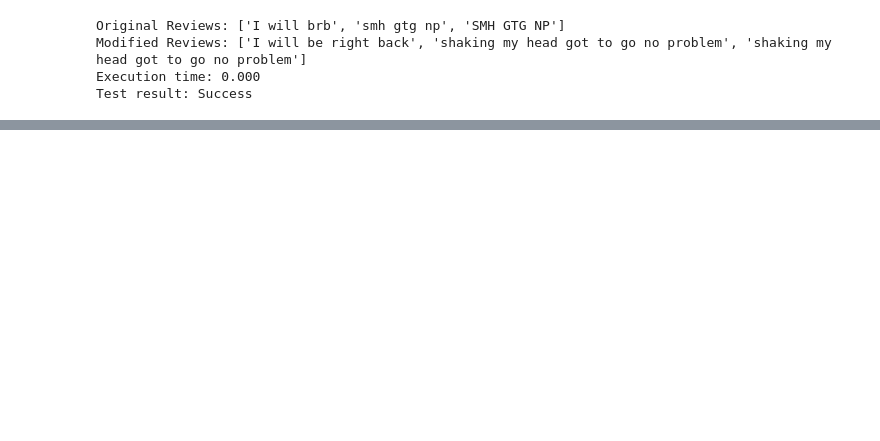
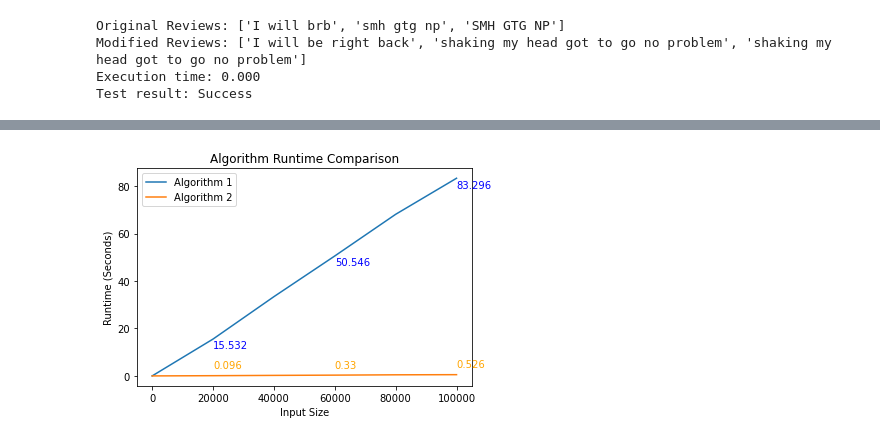
Before and after one commit to nickedchen/Keyword-Replacement-Algorithm, a Jupyter notebook: Milestone4.ipynb, the cells around one changed output, grey strips where cells are left out. Saved outputs shown, nothing was run; the diff lists cells and outputs as text; code cells hidden in the pictures; blank space fills up the shorter version.

```diff
--- a/Milestone4.ipynb
+++ b/Milestone4.ipynb
@@ -39,4 +51,9 @@ input_sizes = [10, 50, 100, 500, 1000, 5000, 10000]
 # %%
+# Define empty lists to store runtimes and expected runtimes
 runtimes = []
 expected_runtimes = []
+runtimes1 = []
+expected_runtimes1 = []
+runtimes2 = []
+expected_runtimes2 = []
 # %%
@@ -58,0 +87,27 @@ plt.show()
+# %%
+
+for size in input_sizes2:
+    reviews = review_list[:size]
+    runtime1 = measure_runtime(replace_acronyms1, reviews, acronym_list, expansion_list)
+    runtimes1.append(runtime1)
+
+for size in input_sizes2:
+    reviews = review_list[:size]
+    runtime2 = measure_runtime(replace_acronyms2, reviews, acronym_expansion_map)
+    runtimes2.append(runtime2)
+# %%
+# Plot runtimes and expected runtimes for both algorithms
+plt.plot(input_sizes2, runtimes1, label='Algorithm 1')
+for index in range(1, len(input_sizes2), 2):
+    plt.text(input_sizes2[index], runtimes1[index] - 4, round(runtimes1[index], 3), color = "blue")
+plt.plot(input_sizes2, runtimes2, label='Algorithm 2')
+for index in range(1, len(input_sizes2), 2):
+    plt.text(input_sizes2[index], runtimes2[index] + 3, round(runtimes2[index], 3), color = "orange")
+plt.xlabel('Input Size')
+plt.ylabel('Runtime (Seconds)')
+plt.title('Algorithm Runtime Comparison')
+plt.legend()
+plt.show()
+plt.close()
+# %% [output]
+[figure, added]
```
Also changed, not shown: parts of 12 cells of this notebook, 1 other file.
